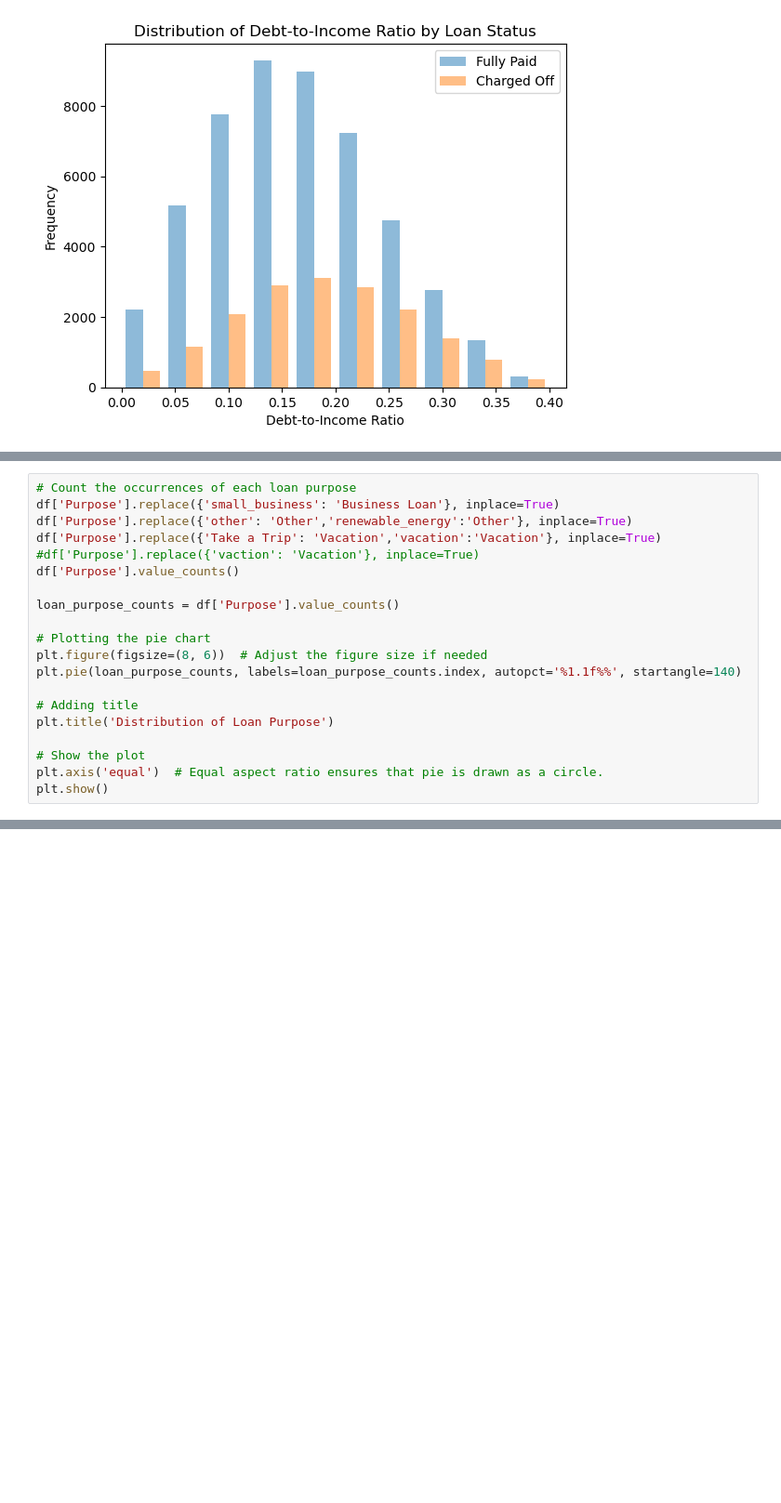
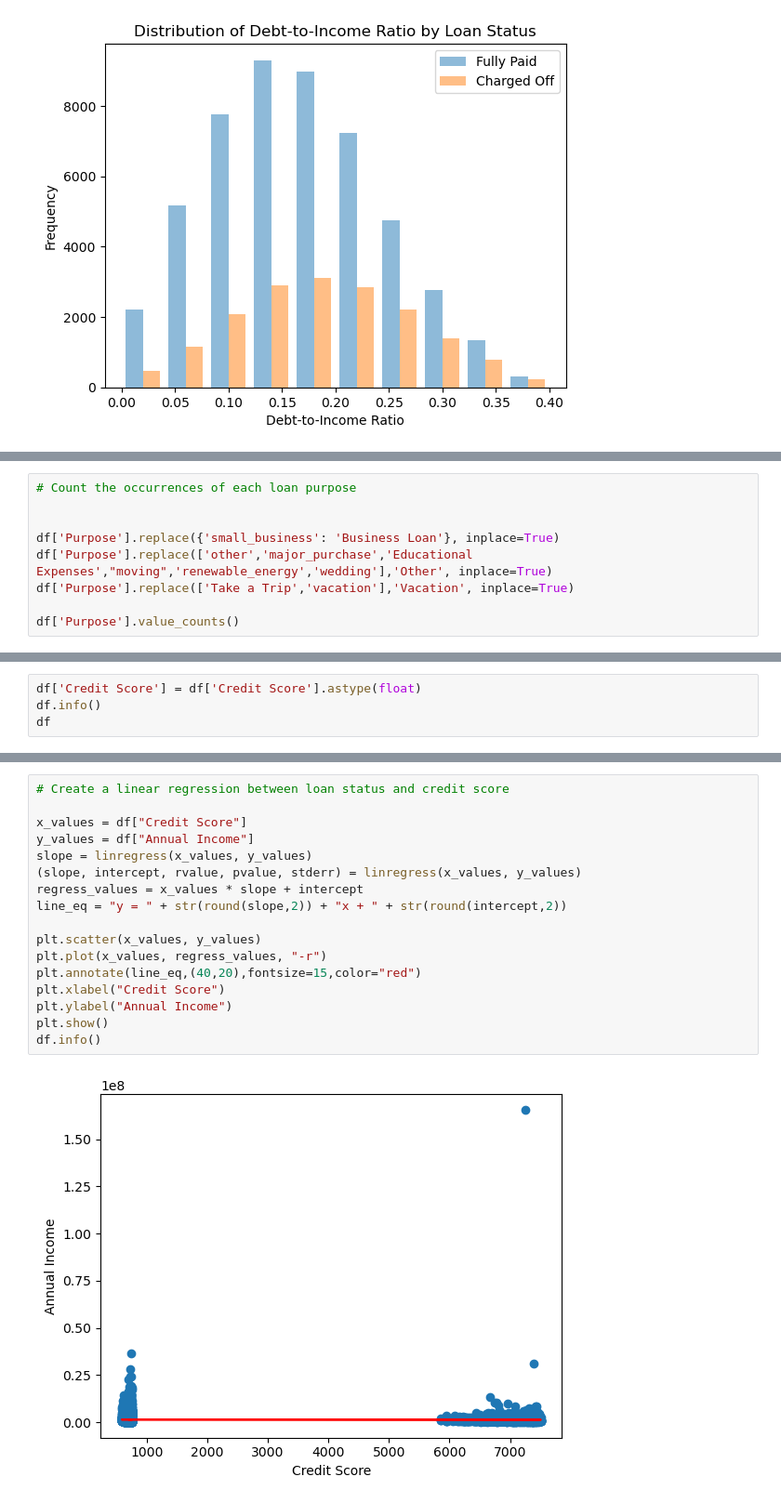
Before and after one commit to myoingco/Project-1, a Jupyter notebook: main.ipynb, the cells around one changed output, grey strips where cells are left out. Shown at 93% size. Drawn from its saved outputs; the diff is of its cells as text; blank space fills up the shorter version.

```diff
--- a/main.ipynb
+++ b/main.ipynb
@@ -121,21 +179,10 @@ Name: count, dtype: int64
 # %%
 # Count the occurrences of each loan purpose
+
+
 df['Purpose'].replace({'small_business': 'Business Loan'}, inplace=True)
-df['Purpose'].replace({'other': 'Other','renewable_energy':'Other'}, inplace=True)
-df['Purpose'].replace({'Take a Trip': 'Vacation','vacation':'Vacation'}, inplace=True)
-#df['Purpose'].replace({'vaction': 'Vacation'}, inplace=True)
+df['Purpose'].replace(['other','major_purchase','Educational Expenses',"moving",'renewable_energy','wedding'],'Other', inplace=True)
+df['Purpose'].replace(['Take a Trip','vacation'],'Vacation', inplace=True)
+
 df['Purpose'].value_counts()
-
-loan_purpose_counts = df['Purpose'].value_counts()
-
-# Plotting the pie chart
-plt.figure(figsize=(8, 6))  # Adjust the figure size if needed
-plt.pie(loan_purpose_counts, labels=loan_purpose_counts.index, autopct='%1.1f%%', startangle=140)
-
-# Adding title
-plt.title('Distribution of Loan Purpose')
-
-# Show the plot
-plt.axis('equal')  # Equal aspect ratio ensures that pie is drawn as a circle.
-plt.show()
 # %% [output]
@@ -144,0 +239,4 @@ plt.show()
+# %%
+df['Credit Score'] = df['Credit Score'].astype(float)
+df.info()
+df
@@ -144,0 +261,19 @@ plt.show()
+# %%
+# Create a linear regression between loan status and credit score
+
+x_values = df["Credit Score"]
+y_values = df["Annual Income"]
+slope = linregress(x_values, y_values)
+(slope, intercept, rvalue, pvalue, stderr) = linregress(x_values, y_values)
+regress_values = x_values * slope + intercept
+line_eq = "y = " + str(round(slope,2)) + "x + " + str(round(intercept,2))
+
+plt.scatter(x_values, y_values)
+plt.plot(x_values, regress_values, "-r")
+plt.annotate(line_eq,(40,20),fontsize=15,color="red")
+plt.xlabel("Credit Score")
+plt.ylabel("Annual Income")
+plt.show()
+df.info()
+# %% [output]
+[figure, added]
```
Also changed, not shown: parts of 11 cells of this notebook, 2 other files.
